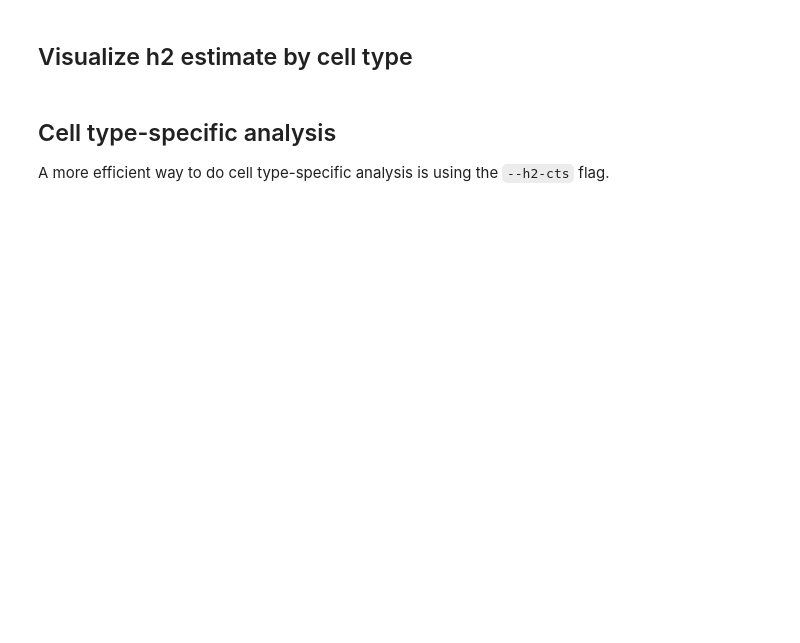
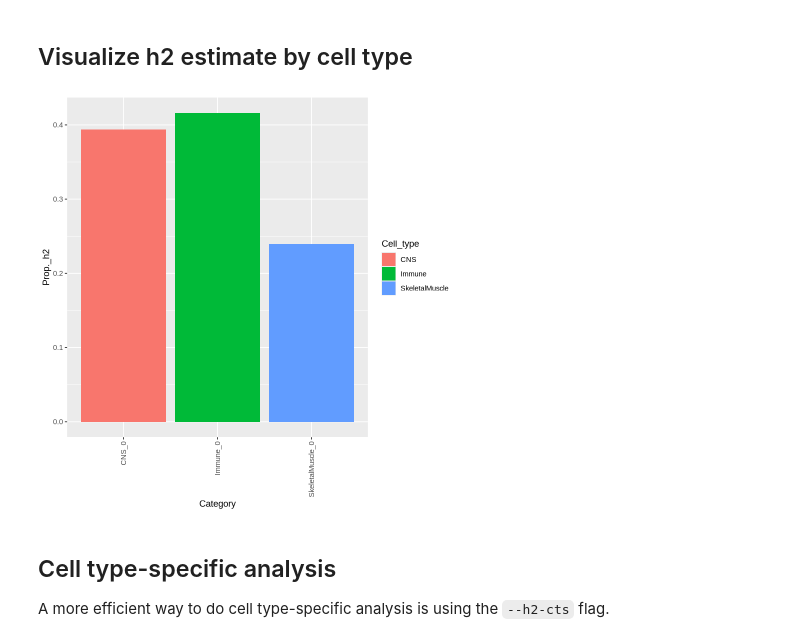
Before and after one commit to cumc/handson-tutorials, a Jupyter notebook: contents/chicago_hgen471/lab_7_sldsc.ipynb, the cells around one changed output. Saved outputs shown, nothing was run; the diff lists cells and outputs as text; code cells hidden in the pictures; blank space fills up the shorter version.

```diff
--- a/contents/chicago_hgen471/lab_7_sldsc.ipynb
+++ b/contents/chicago_hgen471/lab_7_sldsc.ipynb
@@ -136,25 +249,27 @@ ldsc/ldsc.py \
 # %% [markdown]
 ## Visualize h2 estimate by cell type
 # %%
-dir <- ""
+dir <- "data/lab7/output"
 
 cns <- paste0(dir, '/BMI_CNS.results')
 ske <- paste0(dir, '/BMI_SkeletalMuscle.results')
 immune <- paste0(dir, '/BMI_Immune.results')
 
 cns <- fread(cns)
 ske <- fread(ske)
 immune <- fread(immune)
 
 cns %>% dplyr::filter(Category == "CNS_0") %>% mutate(Cell_type = "CNS") %>%
   bind_rows(ske %>% dplyr::filter(Category == "SkeletalMuscle_0") %>%
               mutate(Cell_type = "SkeletalMuscle")) %>%
   bind_rows(immune %>% dplyr::filter(Category == "Immune_0") %>%
               mutate(Cell_type = "Immune")) %>%
   #mutate(Category = factor(Category, level = Category)) %>%
   ggplot(., aes(x=Category, y=Prop._h2)) +
   geom_bar(aes(fill = Cell_type),stat = "identity",position = "dodge") +
   theme(axis.text.x = element_text(angle = 90, vjust = 0.5, hjust=1))
+# %% [output]
+[figure, added]
 # %% [markdown]
 ## Cell type-specific analysis
 
```
Also changed, not shown: parts of 8 cells of this notebook, 7 other files.
